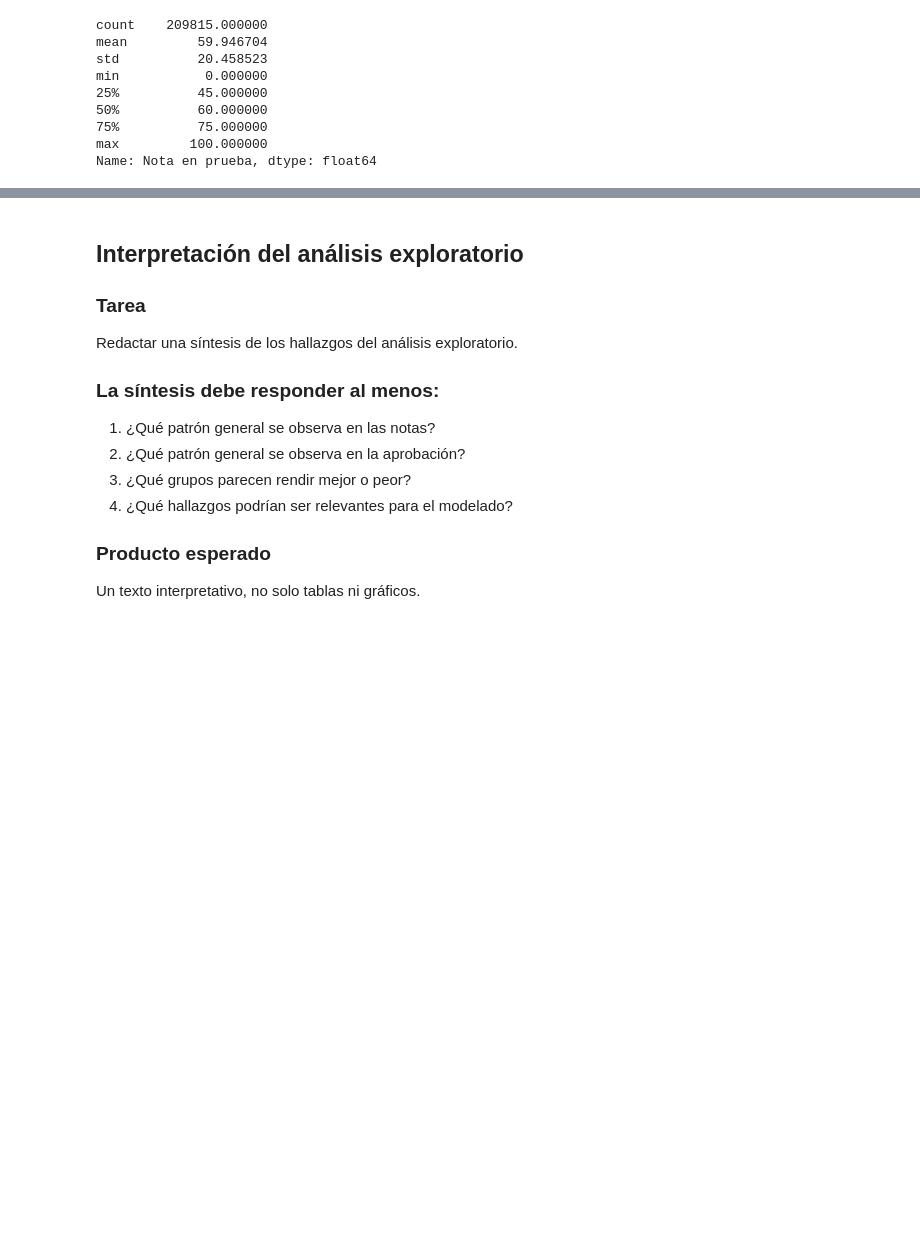
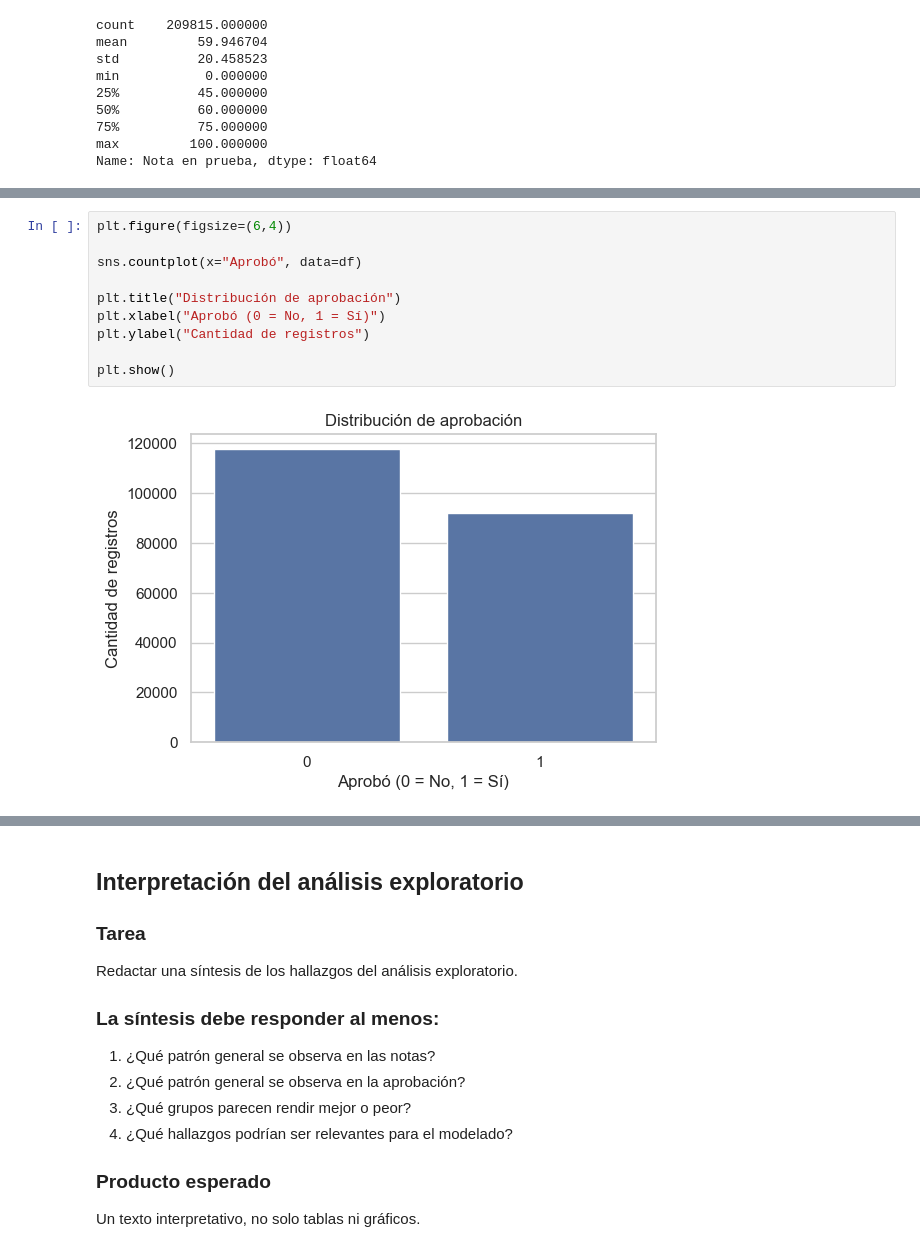
Before and after one commit to RamiroSeb2021/CXAI_M, a Jupyter notebook: Taller_LIME_SHAP_base_real.ipynb, the cells around one changed output, grey strips where cells are left out. Cells and saved outputs as stored; diff of their text form; blank space fills up the shorter version.

```diff
--- a/Taller_LIME_SHAP_base_real.ipynb
+++ b/Taller_LIME_SHAP_base_real.ipynb
@@ -282,0 +286,12 @@ plt.show()
+# %%
+plt.figure(figsize=(6,4))
+
+sns.countplot(x="Aprobó", data=df)
+
+plt.title("Distribución de aprobación")
+plt.xlabel("Aprobó (0 = No, 1 = Sí)")
+plt.ylabel("Cantidad de registros")
+
+plt.show()
+# %% [output]
+[figure, added]
```
Also changed, not shown: parts of 12 cells of this notebook.
